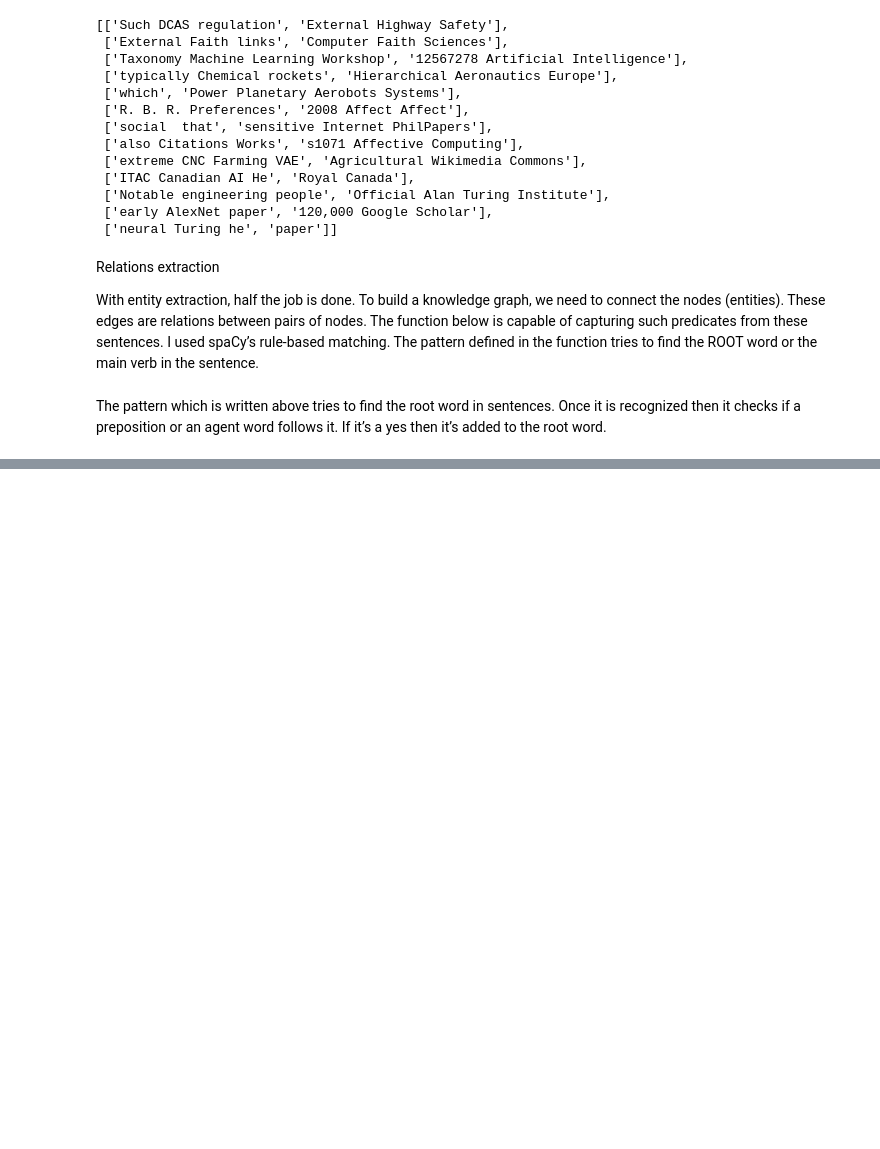
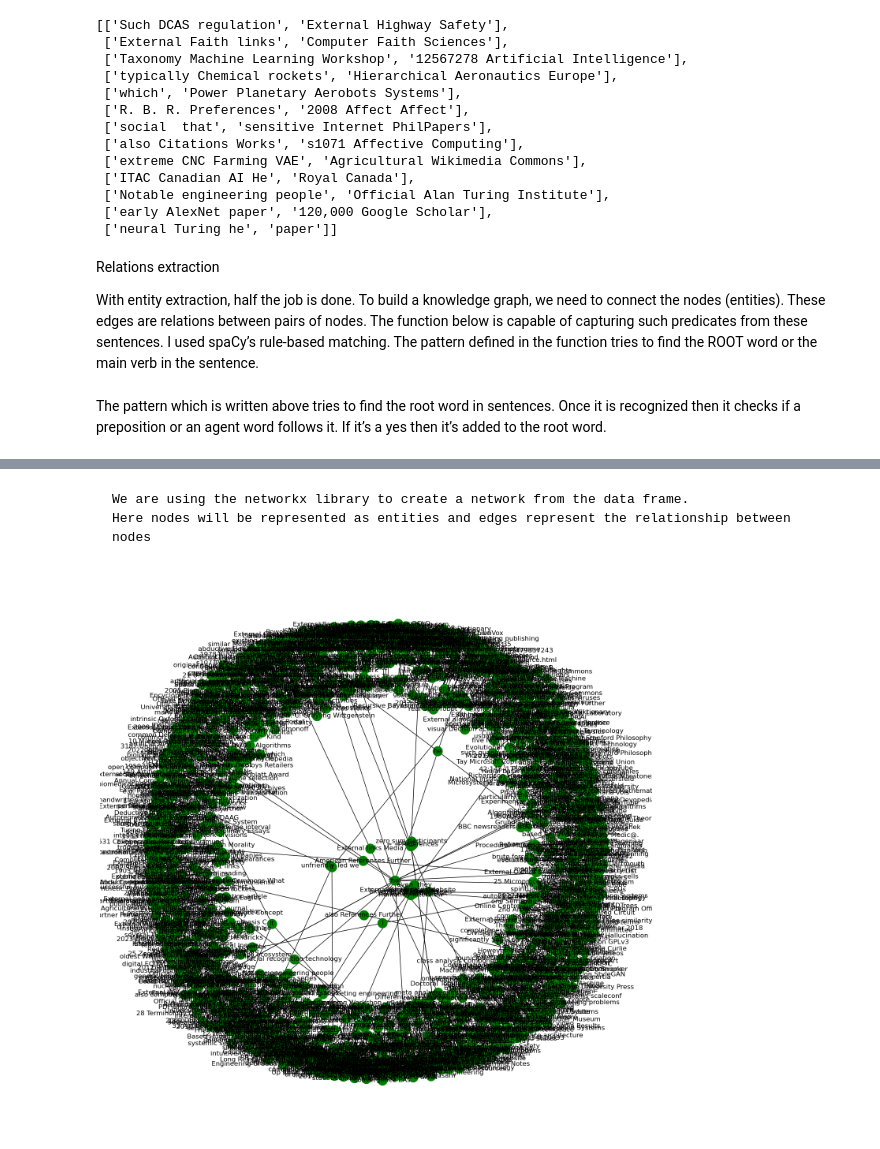
Before and after one commit to 7frank/ai-ui-playground, a Jupyter notebook: tools/graph/001_app.ipynb, the cells around one changed output, grey strips where cells are left out. Saved outputs shown, nothing was run; the diff lists cells and outputs as text; code cells hidden in the pictures; blank space fills up the shorter version.

Commit message:
plot gibberish

```diff
--- a/tools/graph/001_app.ipynb
+++ b/tools/graph/001_app.ipynb
@@ -309,0 +316,10 @@ relations = [obtain_relation(j) for j in tqdm(data['text'][:800])]
+# %%
+# subject extraction
+source = [j[0] for j in pairs_of_entities]
+
+#object extraction
+target = [k[1] for k in pairs_of_entities]
+
+data_kgf = pd.DataFrame({'source':source, 'target':target, 'edge':relations})
+# %%
+json_file_path = 'data_kgf.json'
@@ -309,0 +329,24 @@ relations = [obtain_relation(j) for j in tqdm(data['text'][:800])]
+# %%
+
+# Check if the file exists
+if os.path.exists(json_file_path):
+    # Load the DataFrame from the JSON file
+    data_kgf = pd.read_json(json_file_path, orient='records', lines=True)
+else:
+    print("File not found.")
+# %% [markdown]
+
+    We are using the networkx library to create a network from the data frame.
+    Here nodes will be represented as entities and edges represent the relationship between nodes
+# %%
+# Create DG from the dataframe
+graph = ntx.from_pandas_edgelist(data_kgf, "source", "target",
+                         edge_attr=True, create_using=ntx.MultiDiGraph())
+# %%
+# plotting the network
+plot.figure(figsize=(14, 14))
+posn = ntx.spring_layout(graph)
+ntx.draw(graph, with_labels=True, node_color='green', edge_cmap=plot.cm.Blues, pos = posn)
+plot.show()
+# %% [output]
+[figure, added]
```
Also changed, not shown: parts of 2 cells of this notebook, 1 other file.
